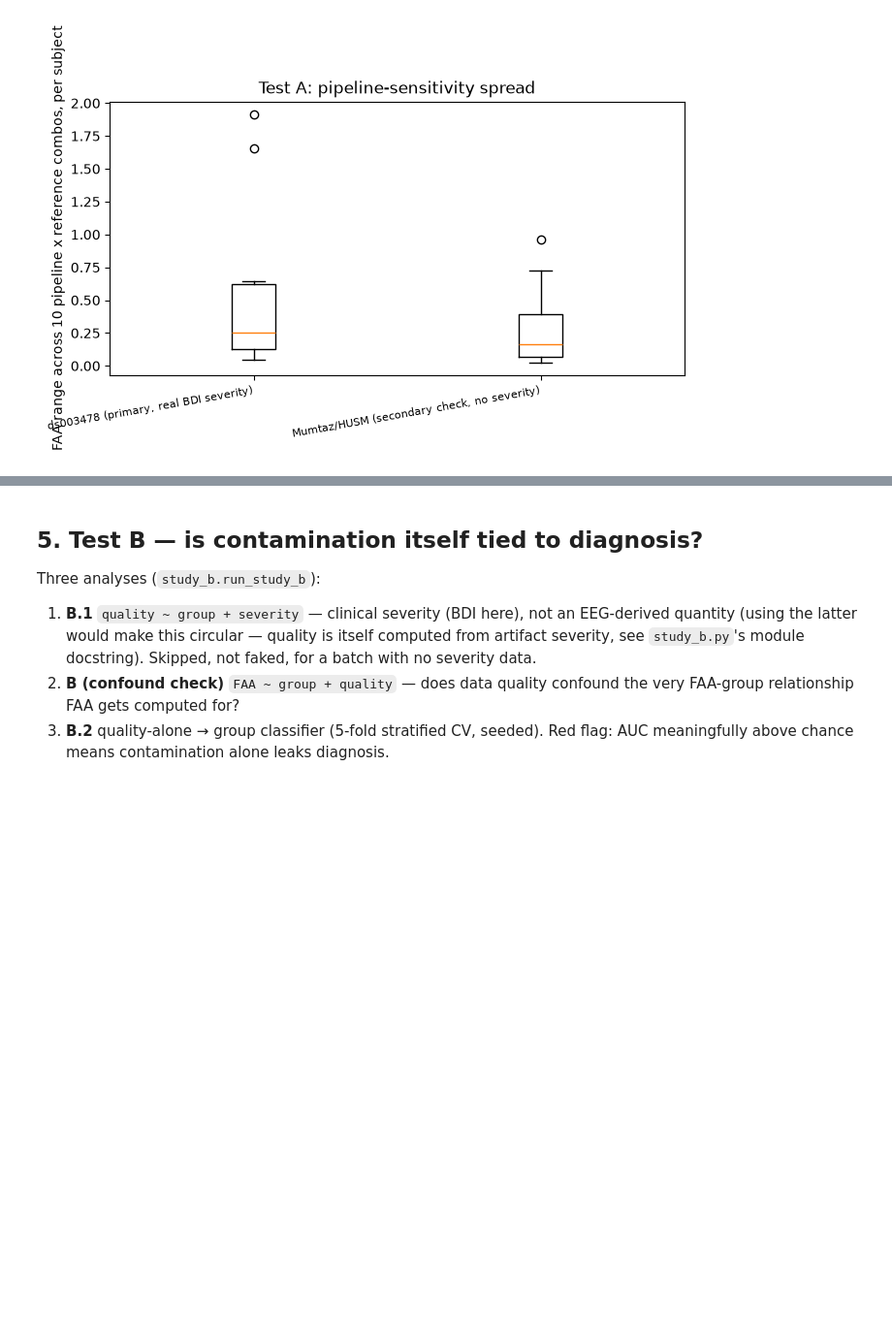
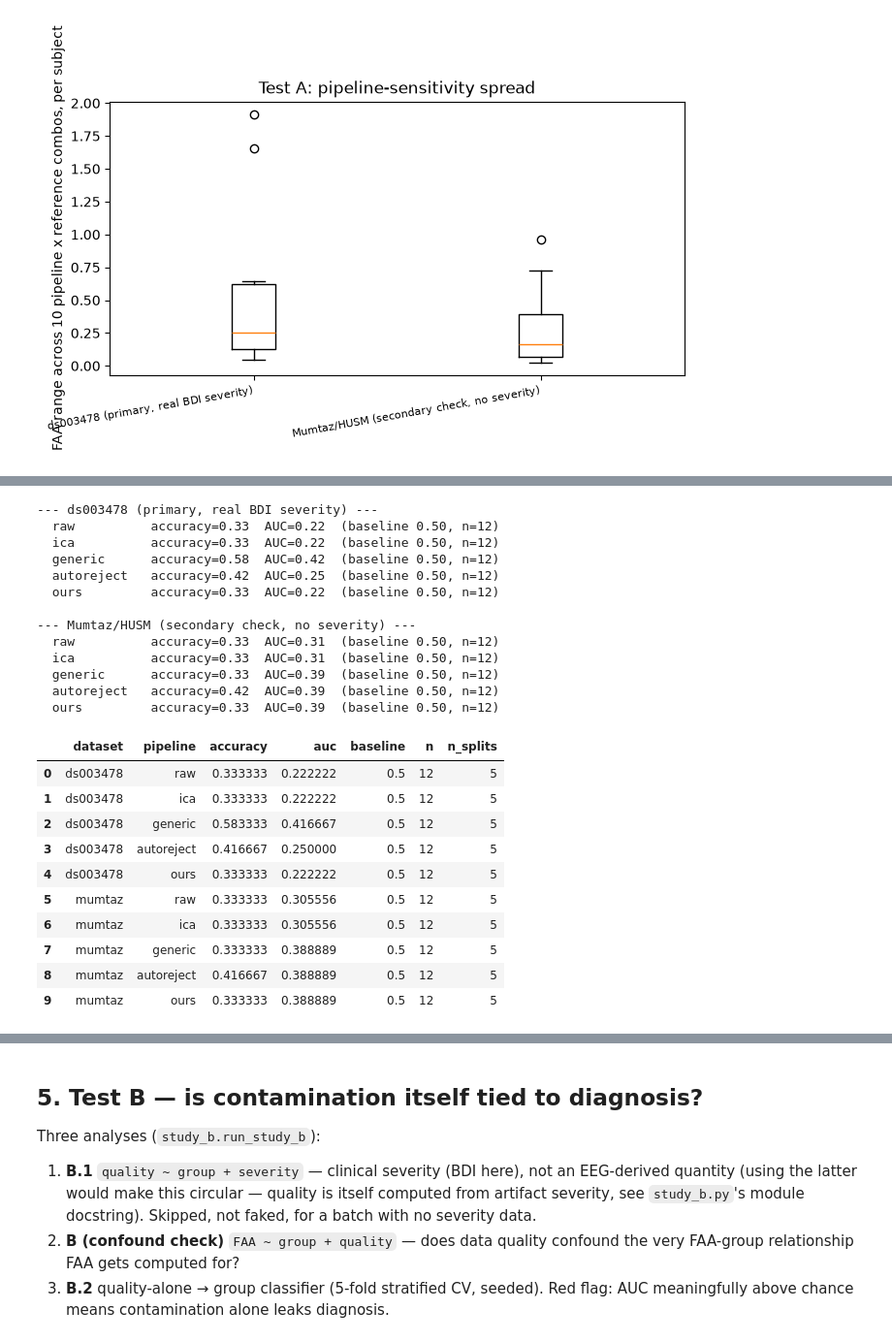
Before and after one commit to HYPERPRO2020/eegtest, a Jupyter notebook: neuroqa/notebooks/phase1_findings.ipynb, the cells around one changed output, grey strips where cells are left out. Shown at 97% size. Saved outputs shown, nothing was run; the diff lists cells and outputs as text; code cells hidden in the pictures; blank space fills up the shorter version.

```diff
--- a/neuroqa/notebooks/phase1_findings.ipynb
+++ b/neuroqa/notebooks/phase1_findings.ipynb
@@ -227,0 +240,40 @@ plt.show()
+# %%
+clf_rows = []
+for name in DATASETS:
+    clf = all_results[name]["faa_classifiers_by_pipeline"]
+    print(f"--- {DATASETS[name]['label']} ---")
+    for pipeline_name, r in clf.items():
+        if "error" in r:
+            print(f"  {pipeline_name:12s} SKIPPED -- {r['error']}")
+            continue
+        print(f"  {pipeline_name:12s} accuracy={r['accuracy']:.2f}  AUC={r['auc']:.2f}  "
+              f"(baseline {r['baseline']:.2f}, n={r['n']})")
+        clf_rows.append({"dataset": name, "pipeline": pipeline_name, **r})
+    print()
+clf_df = pd.DataFrame(clf_rows)
+display(clf_df)
+# %% [output]
+--- ds003478 (primary, real BDI severity) ---
+  raw          accuracy=0.33  AUC=0.22  (baseline 0.50, n=12)
+  ica          accuracy=0.33  AUC=0.22  (baseline 0.50, n=12)
+  generic      accuracy=0.58  AUC=0.42  (baseline 0.50, n=12)
+  autoreject   accuracy=0.42  AUC=0.25  (baseline 0.50, n=12)
+  ours         accuracy=0.33  AUC=0.22  (baseline 0.50, n=12)
+
+--- Mumtaz/HUSM (secondary check, no severity) ---
+  raw          accuracy=0.33  AUC=0.31  (baseline 0.50, n=12)
+  ica          accuracy=0.33  AUC=0.31  (baseline 0.50, n=12)
+  generic      accuracy=0.33  AUC=0.39  (baseline 0.50, n=12)
+  autoreject   accuracy=0.42  AUC=0.39  (baseline 0.50, n=12)
+  ours         accuracy=0.33  AUC=0.39  (baseline 0.50, n=12)
+|  | dataset | pipeline | accuracy | auc | baseline | n | n_splits |
+| 0 | ds003478 | raw | 0.333333 | 0.222222 | 0.5 | 12 | 5 |
+| 1 | ds003478 | ica | 0.333333 | 0.222222 | 0.5 | 12 | 5 |
+| 2 | ds003478 | generic | 0.583333 | 0.416667 | 0.5 | 12 | 5 |
+| 3 | ds003478 | autoreject | 0.416667 | 0.250000 | 0.5 | 12 | 5 |
+| 4 | ds003478 | ours | 0.333333 | 0.222222 | 0.5 | 12 | 5 |
+| 5 | mumtaz | raw | 0.333333 | 0.305556 | 0.5 | 12 | 5 |
+| 6 | mumtaz | ica | 0.333333 | 0.305556 | 0.5 | 12 | 5 |
+| 7 | mumtaz | generic | 0.333333 | 0.388889 | 0.5 | 12 | 5 |
+| 8 | mumtaz | autoreject | 0.416667 | 0.388889 | 0.5 | 12 | 5 |
+| 9 | mumtaz | ours | 0.333333 | 0.388889 | 0.5 | 12 | 5 |
```
Also changed, not shown: parts of 4 cells of this notebook, 8 other files.
